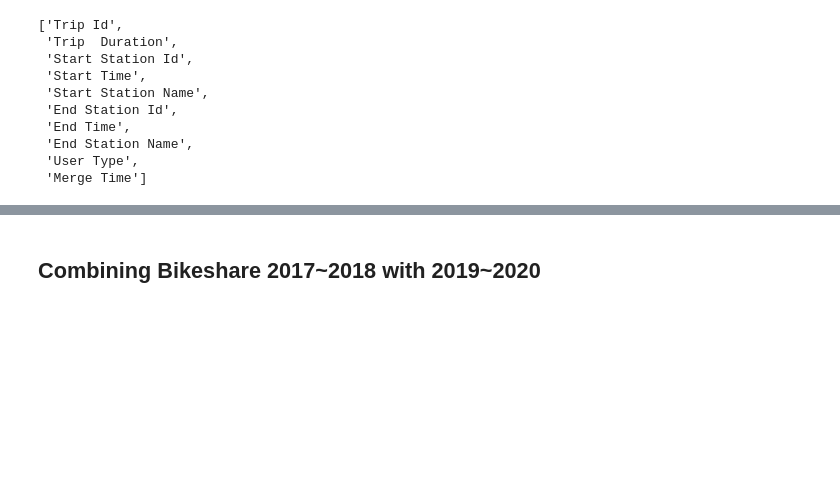
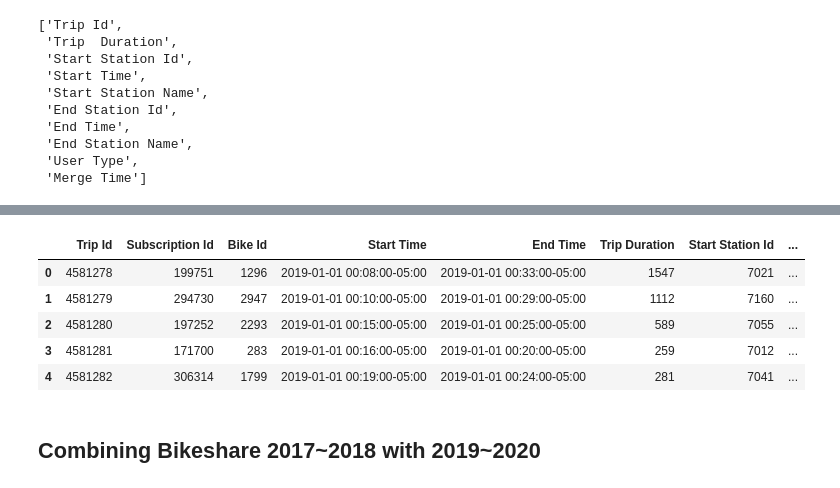
Before and after one commit to kaeyang/KDE-Analysts, a Jupyter notebook: Data_Wrangling_Cleaning.ipynb, the cells around one changed output, grey strips where cells are left out. Saved outputs shown, nothing was run; the diff lists cells and outputs as text; code cells hidden in the pictures; blank space fills up the shorter version.

Commit message:
Data Wrangling and Cleaning Final
Data Wrangling and Cleaning Final (Added Geography data and separate 2019~2020 data with sub and bike Id)

```diff
--- a/Data_Wrangling_Cleaning.ipynb
+++ b/Data_Wrangling_Cleaning.ipynb
@@ -437,10 +487,10 @@ dtype: int64
 # %%
 # First, we will drop any rows with both 'End Station Name' and 'End Station Id' as missing values. Without both these values, it would be impossible to tell which station did the biker disembark at
 
-inds = bikeshare_2019_2020[["End Station Id", "End Station Name"]].isnull().all(axis=1)
-bikeshare_2019_2020 = bikeshare_2019_2020.loc[~inds, :]
+no_end = bikeshare_2019_2020[["End Station Id", "End Station Name"]].isnull().all(axis=1)
+bikeshare_2019_2020 = bikeshare_2019_2020.loc[~no_end, :]
 
-len(bikeshare_2019_2020) - bikeshare_2019_2020.count()
+find_missing(bikeshare_2019_2020)
 
 # Now we only have 'Start Station Name' and 'End Station Name' with missing values
 # %% [output]
@@ -528,3 +579,8 @@ extra_columns_percent = 1 - len(no_missing_2019_2020)/(len(no_missing_2019_2020)
 print("A total of " + "{:.2%}".format(extra_columns_percent) + " rows that are missing 'Subscription Id' and 'Bike Id'")
 # %% [output]
 A total of 38.74% rows that are missing 'Subscription Id' and 'Bike Id'
+# %%
+# We could analyze only the 2019~2020 data for any 'Subscription Id' or 'Bike Id' related question if needed at later stages
+
+only_2019_2020 = no_missing_2019_2020.copy()
+only_2019_2020.head()
@@ -542,6 +605,7 @@ no_missing_2019_2020.head()
 | 4 | 4581282 | 281 | 7041 | 2019-01-01 00:19:00-05:00 | Edward St / Yonge St | 7257.0 | 2019-01-01 00:24:00-05:00 | ... |
 # %%
 # End station Id to int from float
+no_missing_2019_2020['End Station Id'] = no_missing_2019_2020['End Station Id'].astype('int')
 
-no_missing_2019_2020['End Station Id'] = no_missing_2019_2020['End Station Id'].astype('int')
+only_2019_2020['End Station Id'] = only_2019_2020['End Station Id'].astype('int')
 # %%
@@ -576,6 +641,21 @@ no_missing_2019_2020.head()
 | 2 | 4581280 | 2019-01-01 00:15:00-05:00 | 2019-01-01 00:25:00-05:00 | 589 | 7055 | Jarvis St / Carlton St | 7013 | ... |
 | 3 | 4581281 | 2019-01-01 00:16:00-05:00 | 2019-01-01 00:20:00-05:00 | 259 | 7012 | Elizabeth St / Edward St (Bus Ter... | 7235 | ... |
 | 4 | 4581282 | 2019-01-01 00:19:00-05:00 | 2019-01-01 00:24:00-05:00 | 281 | 7041 | Edward St / Yonge St | 7257 | ... |
+# %%
+# We will do the same with the only 2019~2020 data
+
+only_2019_2020 = only_2019_2020.rename(columns={'Trip  Duration':'Trip Duration'})
+
+only_2019_2020 = only_2019_2020[['Trip Id', 'Subscription Id', 'Bike Id', 'Start Time', 'End Time', 'Trip Duration', 'Start Station Id', 'Start Station Name', 'End Station Id', 'End Station Name', 'User Type', 'Merge Time']]
+
+only_2019_2020.head()
+# %% [output]
+|  | Trip Id | Subscription Id | Bike Id | Start Time | End Time | Trip Duration | Start Station Id | ... |
+| 0 | 4581278 | 199751 | 1296 | 2019-01-01 00:08:00-05:00 | 2019-01-01 00:33:00-05:00 | 1547 | 7021 | ... |
+| 1 | 4581279 | 294730 | 2947 | 2019-01-01 00:10:00-05:00 | 2019-01-01 00:29:00-05:00 | 1112 | 7160 | ... |
+| 2 | 4581280 | 197252 | 2293 | 2019-01-01 00:15:00-05:00 | 2019-01-01 00:25:00-05:00 | 589 | 7055 | ... |
+| 3 | 4581281 | 171700 | 283 | 2019-01-01 00:16:00-05:00 | 2019-01-01 00:20:00-05:00 | 259 | 7012 | ... |
+| 4 | 4581282 | 306314 | 1799 | 2019-01-01 00:19:00-05:00 | 2019-01-01 00:24:00-05:00 | 281 | 7041 | ... |
 # %% [markdown]
 <h2> Combining Bikeshare 2017~2018 with 2019~2020 </h2>
 # %%
```
Also changed, not shown: parts of 62 cells of this notebook.
